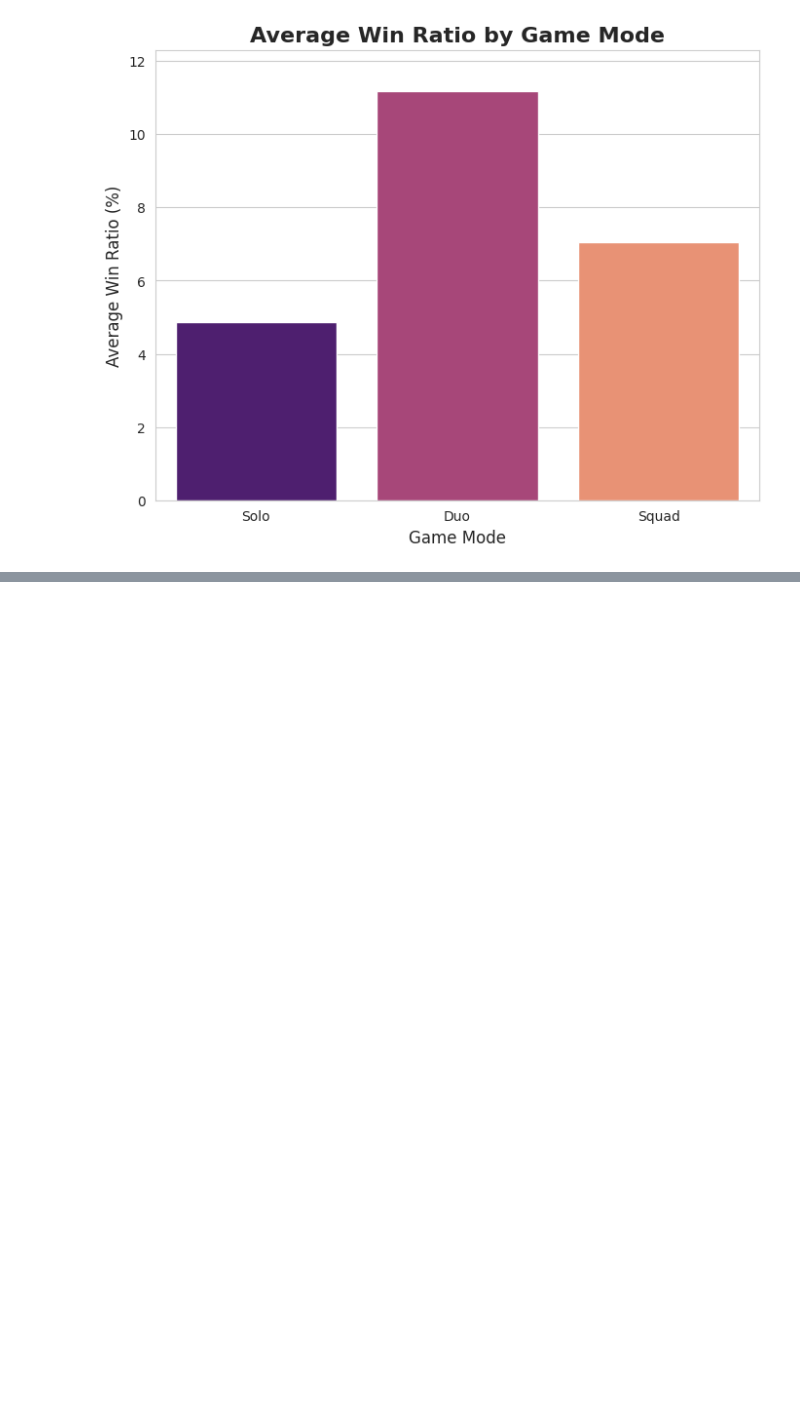
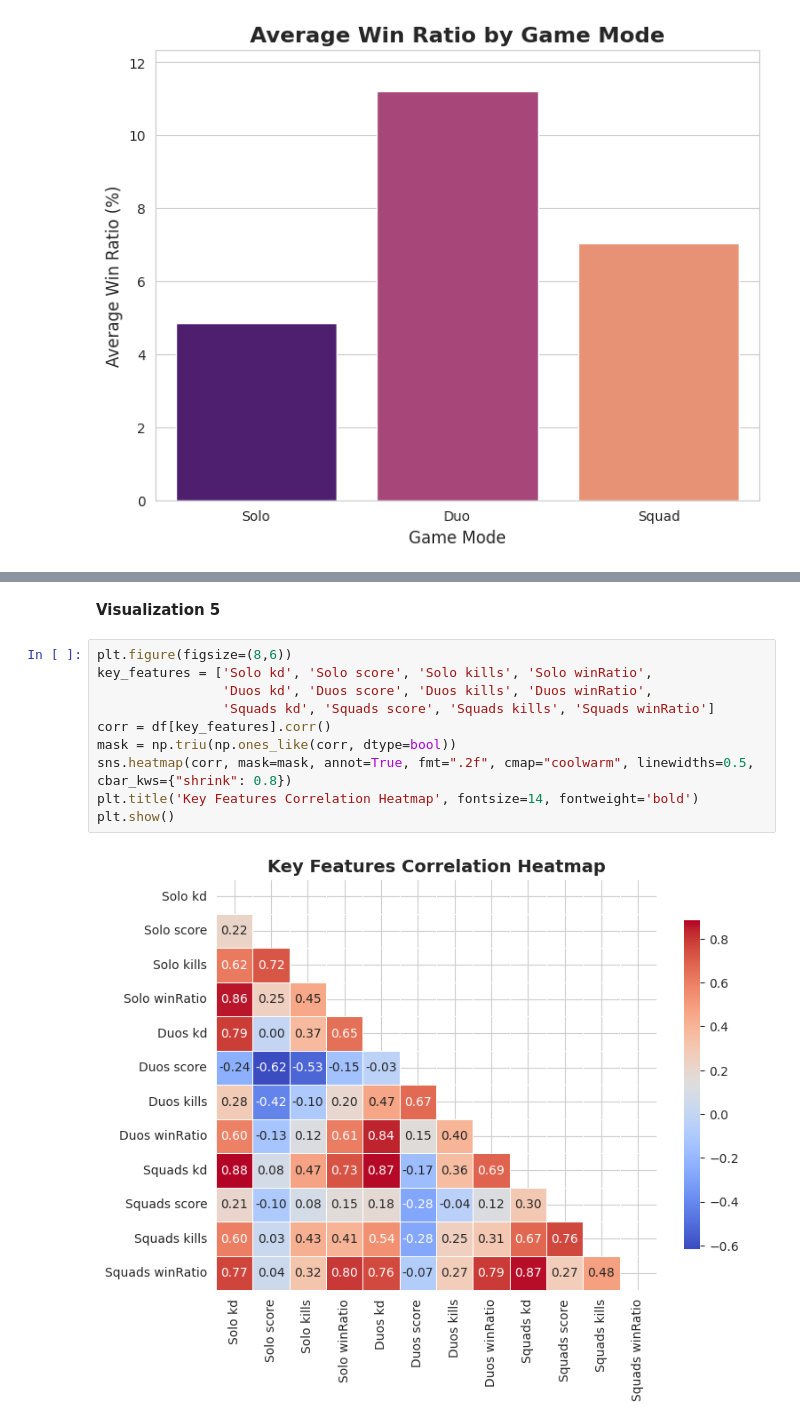
Before and after one commit to walruto/fortnite_anaylsis, a Jupyter notebook: Fortnite_Player_Analysis.ipynb, the cells around one changed output, grey strips where cells are left out. Saved outputs shown, nothing was run; the diff lists cells and outputs as text; blank space fills up the shorter version.

```diff
--- a/Fortnite_Player_Analysis.ipynb
+++ b/Fortnite_Player_Analysis.ipynb
@@ -159,0 +184,14 @@ Passing `palette` without assigning `hue` is deprecated and will be removed in v
+# %% [markdown]
+**Visualization 5**
+# %%
+plt.figure(figsize=(8,6))
+key_features = ['Solo kd', 'Solo score', 'Solo kills', 'Solo winRatio',
+                'Duos kd', 'Duos score', 'Duos kills', 'Duos winRatio',
+                'Squads kd', 'Squads score', 'Squads kills', 'Squads winRatio']
+corr = df[key_features].corr()
+mask = np.triu(np.ones_like(corr, dtype=bool))
+sns.heatmap(corr, mask=mask, annot=True, fmt=".2f", cmap="coolwarm", linewidths=0.5, cbar_kws={"shrink": 0.8})
+plt.title('Key Features Correlation Heatmap', fontsize=14, fontweight='bold')
+plt.show()
+# %% [output]
+[figure, added]
```
Also changed, not shown: parts of 13 cells of this notebook.
